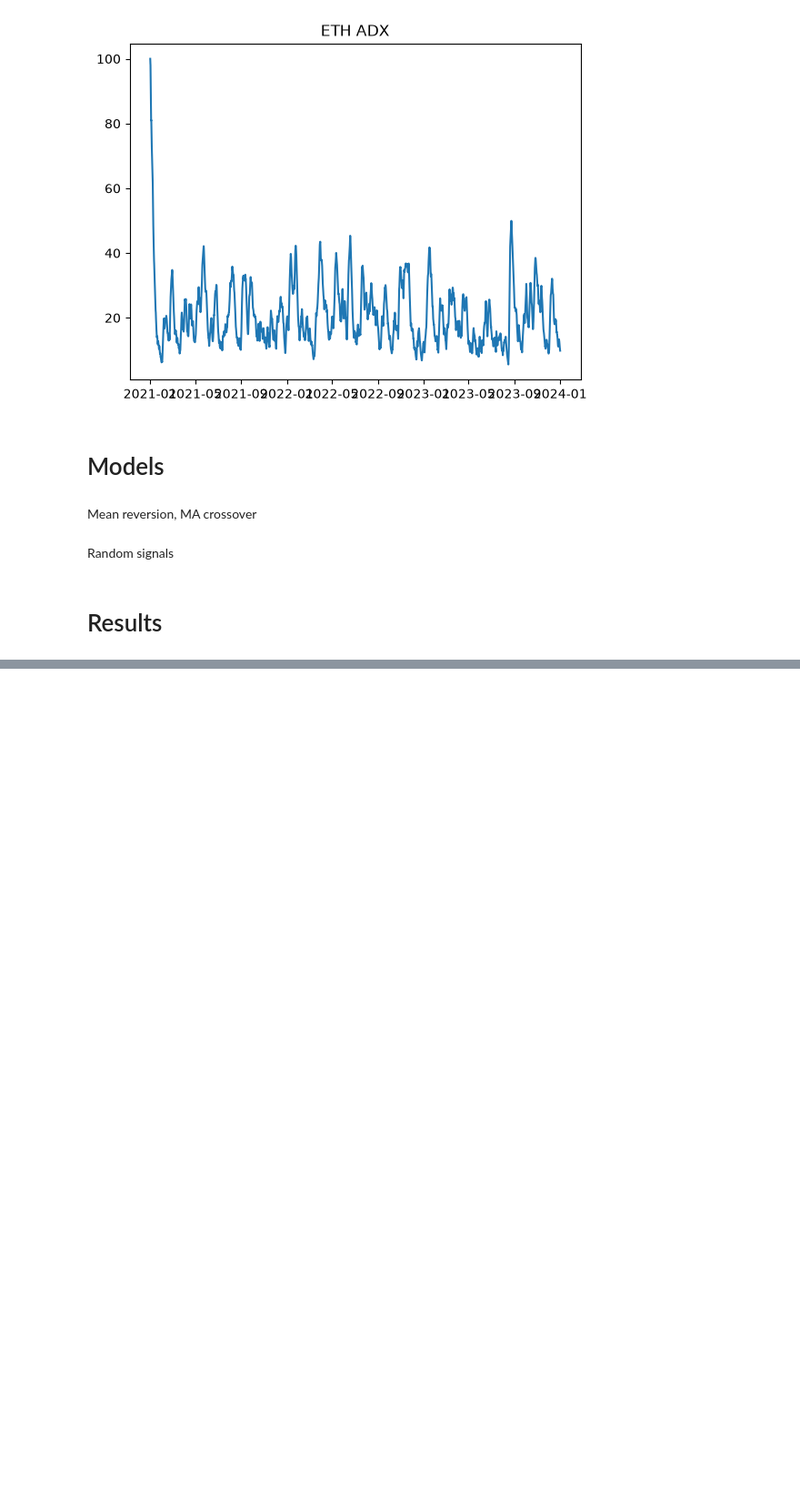
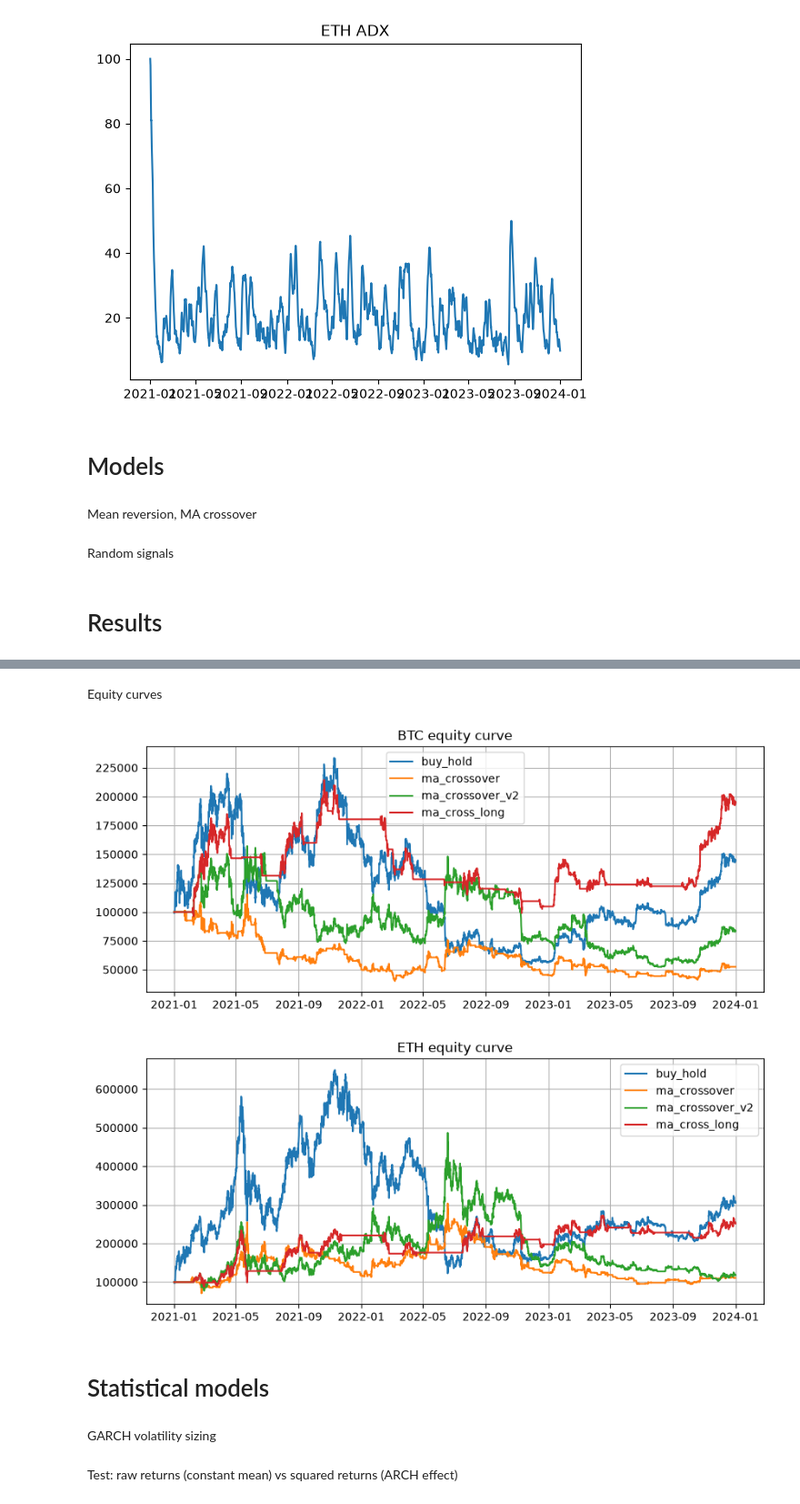
Before and after one commit to InvictusNikola/inter-iit-quant, a Jupyter notebook: main.ipynb, the cells around one changed output, grey strips where cells are left out. Shown at 91% size. Drawn from its saved outputs; the diff is of its cells as text; code cells hidden in the pictures; blank space fills up the shorter version.

```diff
--- a/main.ipynb
+++ b/main.ipynb
@@ -151,0 +224,13 @@ pd.DataFrame({k: {m: r[m] for m in keys} for k, r in results.items()}).T
+# %% [markdown]
+Equity curves
+# %%
+plots.plot_equity(results, ["buy_hold", "ma_crossover", "ma_crossover_v2", "ma_cross_long"], assets)
+# %% [output]
+[figure, added]
+[figure, added]
+# %% [markdown]
+# Statistical models
+# %% [markdown]
+GARCH volatility sizing
+# %% [markdown]
+Test: raw returns (constant mean) vs squared returns (ARCH effect)
```
Also changed, not shown: parts of 34 cells of this notebook, 10 other files.
